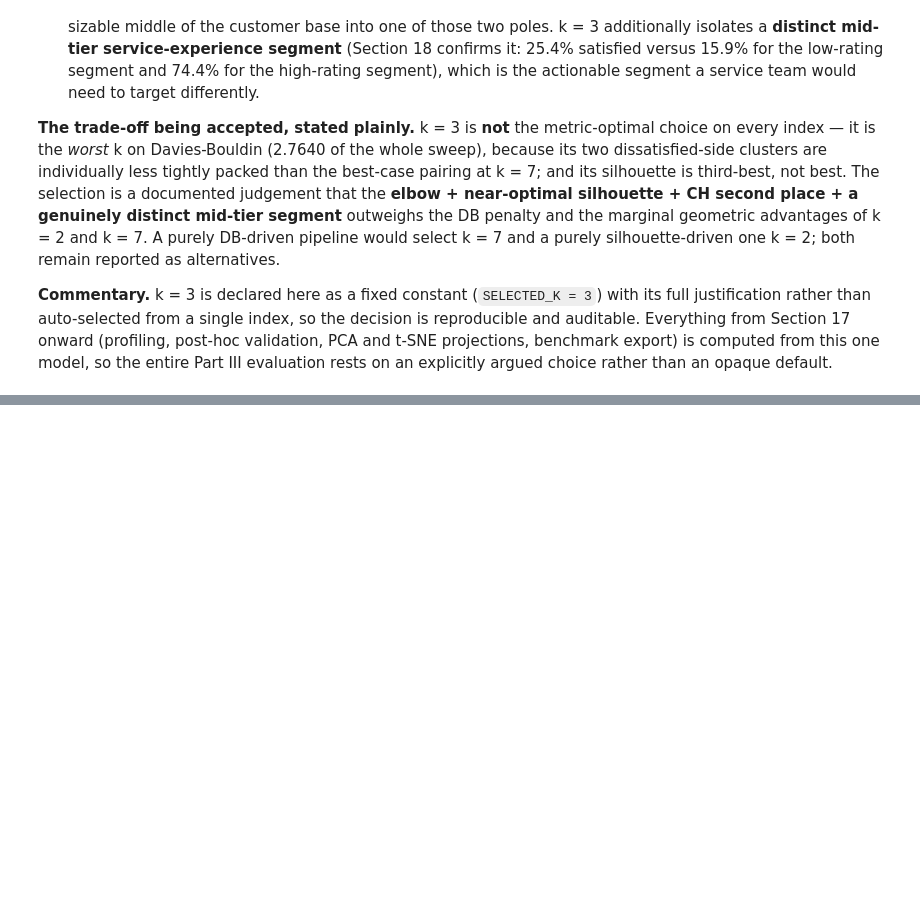
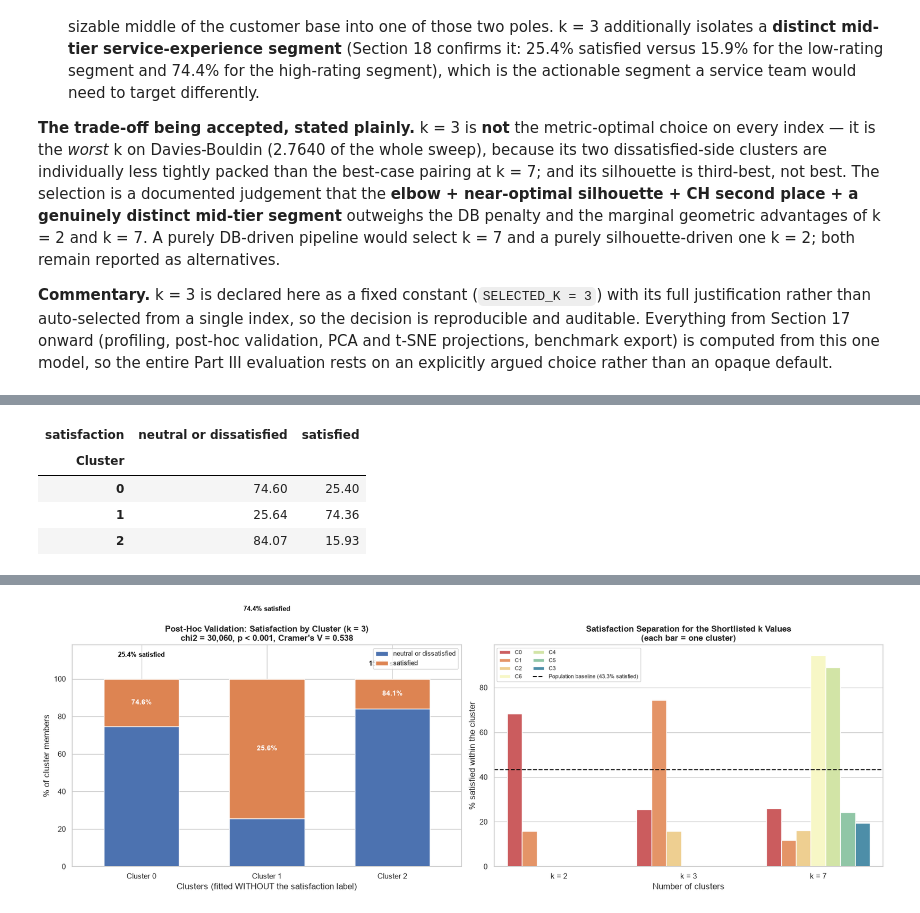
Before and after one commit to Phyboc/Machine-Learning-CaseStudy, a Jupyter notebook: src/clustering/clustering.ipynb, the cells around one changed output, grey strips where cells are left out. Drawn from its saved outputs; the diff is of its cells as text; code cells hidden in the pictures; blank space fills up the shorter version.

```diff
--- a/src/clustering/clustering.ipynb
+++ b/src/clustering/clustering.ipynb
@@ -1770,0 +2039,74 @@ entire Part III evaluation rests on an explicitly argued choice rather than an o
+# %%
+# =====================================================================================
+# POST-HOC EXTERNAL VALIDATION against the satisfaction label (never used for fitting)
+# =====================================================================================
+from scipy.stats import chi2_contingency
+
+print("=== SECTION 18b: POST-HOC VALIDATION AGAINST 'satisfaction' ===")
+print("'satisfaction' was excluded from the clustering feature matrix and is used here strictly post-hoc.\n")
+
+cluster_series = pd.Series(cluster_labels, name="Cluster")
+posthoc_counts = pd.crosstab(cluster_series, y_labels)
+posthoc_pct = (pd.crosstab(cluster_series, y_labels, normalize="index") * 100).round(2)
+
+print("=== CLUSTER x SATISFACTION — customer counts ===")
+display(posthoc_counts)
+
+print("=== CLUSTER x SATISFACTION — row percentages (%) ===")
+display(posthoc_pct)
+
+# Statistical strength of the association
+chi2, p_value, dof, expected = chi2_contingency(posthoc_counts.values)
+cramers_v = np.sqrt(chi2 / (len(X) * (min(posthoc_counts.shape) - 1)))
+print(f"\nChi-square test of independence : chi2 = {chi2:,.1f}, dof = {dof}, p = {p_value:.3e}")
+print(f"Cramer's V (effect size)        : {cramers_v:.4f}")
+print(f"Association is statistically significant at alpha = 0.05: {p_value < 0.05}")
+
+# Satisfaction spread across clusters — the headline separation metric
+satisfied_rate = posthoc_pct["satisfied"].sort_values(ascending=False)
+print(f"\nSatisfaction rate by cluster    : "
+      + ", ".join(f"Cluster {c} = {r:.1f}%" for c, r in satisfied_rate.items()))
+print(f"Maximum separation              : {satisfied_rate.max() - satisfied_rate.min():.1f} percentage points")
+
+# --- Figure: satisfaction by cluster (k=3) plus the alternative-k comparison ---
+fig, axes = plt.subplots(1, 2, figsize=(17, 6))
+
+order = [f"Cluster {i}" for i in posthoc_pct.index]
+posthoc_pct_plot = posthoc_pct.copy()
+posthoc_pct_plot.index = order
+posthoc_pct_plot.plot(kind="bar", stacked=True, ax=axes[0],
+                      color=["#4c72b0", "#dd8452"], rot=0, width=0.6)
+for i, (idx, row) in enumerate(posthoc_pct_plot.iterrows()):
+    axes[0].text(i, 100 - row["satisfied"] / 2, f"{row['neutral or dissatisfied']:.1f}%",
+                 ha="center", va="center", color="white", fontsize=10, fontweight="bold")
+    axes[0].text(i, 100 - row["satisfied"] / 2 + row["satisfied"], f"{row['satisfied']:.1f}% satisfied",
+                 ha="center", va="center", color="black", fontsize=9, fontweight="bold")
+axes[0].set_title(f"Post-Hoc Validation: Satisfaction by Cluster (k = {SELECTED_K})\n"
+                  f"chi2 = {chi2:,.0f}, p < 0.001, Cramer's V = {cramers_v:.3f}", fontweight="bold")
+axes[0].set_xlabel("Clusters (fitted WITHOUT the satisfaction label)")
+axes[0].set_ylabel("% of cluster members")
+axes[0].set_ylim(0, 118)
+axes[0].legend(["neutral or dissatisfied", "satisfied"], loc="upper right", fontsize=9)
+
+# Alternative-k comparison: does k=3 actually add a distinct segment?
+alt_rows = []
+for k_alt in sorted(set([best_k_silhouette, SELECTED_K, best_k_db])):
+    labels_alt = np.asarray(sweep_models[k_alt].labels_)
+    rates = pd.crosstab(pd.Series(labels_alt), y_labels, normalize="index")["satisfied"] * 100
+    for c, r in rates.sort_values(ascending=False).items():
+        alt_rows.append({"k": f"k = {k_alt}", "Cluster": f"C{c}", "Satisfied (%)": r})
+alt_df = pd.DataFrame(alt_rows)
+
+sns.barplot(data=alt_df, x="k", y="Satisfied (%)", hue="Cluster", palette="Spectral", ax=axes[1])
+axes[1].axhline(43.3, color="black", linestyle="--", linewidth=1.5,
+                label="Population baseline (43.3% satisfied)")
+axes[1].set_title("Satisfaction Separation for the Shortlisted k Values\n(each bar = one cluster)",
+                  fontweight="bold")
+axes[1].set_xlabel("Number of clusters")
+axes[1].set_ylabel("% satisfied within the cluster")
+axes[1].legend(fontsize=8, ncol=2)
+
+plt.tight_layout()
+plt.savefig(os.path.join(RESULTS_DIR, "cluster_satisfaction_posthoc.png"), dpi=300, bbox_inches="tight")
+plt.show()
+# %% [output]
@@ -1770,0 +2123,5 @@ entire Part III evaluation rests on an explicitly argued choice rather than an o
+| satisfaction | neutral or dissatisfied | satisfied |
+| Cluster |  |  |
+| 0 | 74.60 | 25.40 |
+| 1 | 25.64 | 74.36 |
+| 2 | 84.07 | 15.93 |
@@ -1770,0 +2134 @@ entire Part III evaluation rests on an explicitly argued choice rather than an o
+[figure, added]
```
Also changed, not shown: parts of 21 cells of this notebook, 10 other files.
